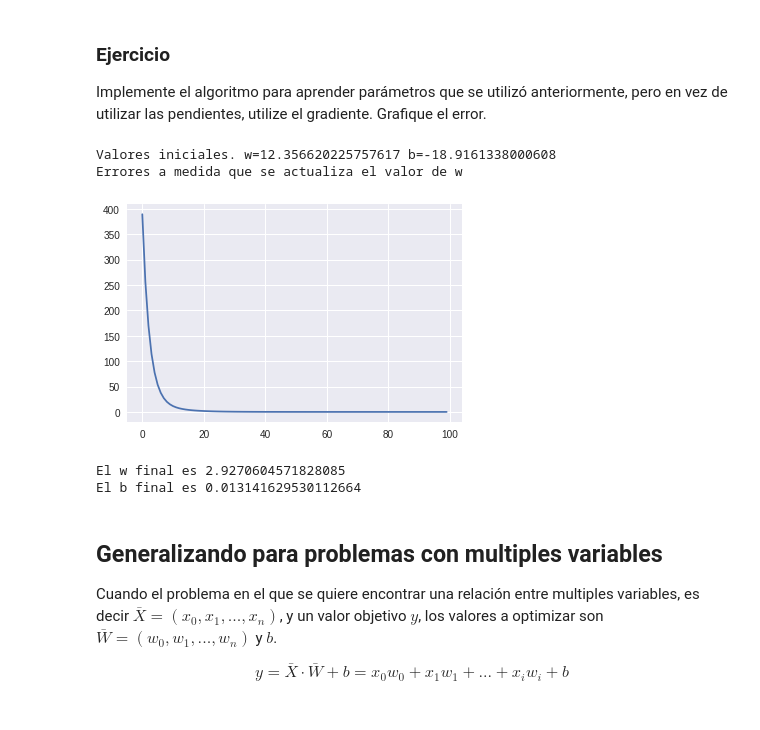
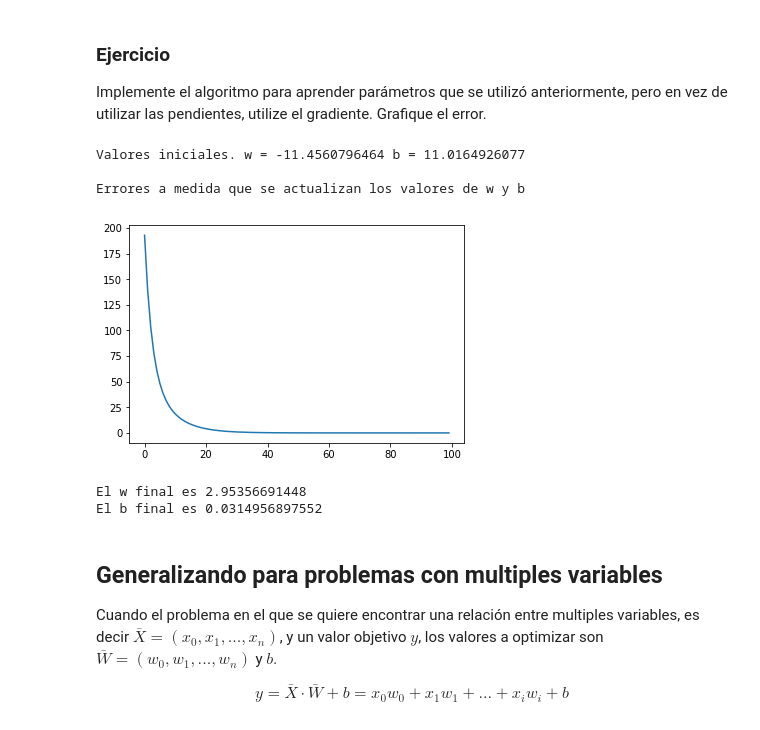
Before and after one commit to nLaugas/MachineLearning, a Jupyter notebook: RegresionLineal.ipynb, the cells around one changed output. Drawn from its saved outputs; the diff is of its cells as text; code cells hidden in the pictures.

Commit message:
Gradient descent

```diff
--- a/RegresionLineal.ipynb
+++ b/RegresionLineal.ipynb
@@ -117,10 +214,10 @@ Por simplicadas, a continuación vamos a suponer que se conoce $b=0$ resultando
 def exp_error(y, x, ws):
     def single_error(w):
         return mse(y, lineal(x, w, 0))
-    _s = np.vectorize(single_error)
+    _s = np.vectorize(single_error)        #arreglo de funciones de error
     return _s(ws)
 
-ws = np.linspace(1, 5, 51)
+ws = np.linspace(1, 5, 50)
 plt.plot(ws, exp_error(y, x, ws))
 plt.show()
 # %% [output]
@@ -246,20 +369,21 @@ $$\frac{dMSE(y,h(x,w,b))}{dw}=\frac{dMSE(Y,h(x,w,b))}{d(h(x,w,b))}.\frac{(h(x,w,
 Implemente la función gradiente considerando las derivadas de $\frac{dMSE(y,h(x,w,b))}{dw}$ y $\frac{dMSE(y,h(x,w,b))}{db}$, ejecute la función `gradient_check()` para verificar su implementación:
 # %%
 from random import uniform
+def gradiente(y_true, x, w, b):
+    gradiente_w = np.average((y_true - (x*w+b))* -2 * x)
+    gradiente_b = np.average((y_true - (x*w+b))* -2 * 1)
+    return gradiente_b, gradiente_w
 
-def gradiente(y_true, x, w, b):
-    #pw = (mse(y_true, lineal(x, w + delta, b))-mse(y_true, lineal(x, w, b))) / delta
-    gw = np.average((y_true-(x*w+b)) * x) * -2 #Implemente aqui el gradiente w
-    gb = np.average(y_true-(x*w+b)) * -2  #Implemente aqui el gradiente b
-    return gw, gb
 
-def gradient_check(x, y_true, ciclos=1, delta=1e-6, error=1e-5):
+def gradient_check(x, y_true, ciclos=100, delta=1e-6, error=1e-5):
     ok = True
     for i in range(ciclos):
-        w = uniform(-50, 50) #genera un flotante aleatorio
-        b = uniform(-50, 50) #genera un flotante aleatorio
-        pw, pb = pendiente(y_true, x, w, b, delta)
-        gw, gb = gradiente(y_true, x, w, b)
+        w = uniform(-50, 50)                                #genera un flotante aleatorio
+        b = uniform(-50, 50)
+        pb, pw = pendiente(y_true, x, w, b)
+        gb, gw = gradiente(y_true, x, w, b)
+        print(' pb = {}, pw = {}, gb = {}, gw = {}  '.format(pb,pw,gb,gw))
+
         if abs(pw - gw) > error or abs(pb - gb) > error:
             print('Error para w={}, b={}. pw={}, pb={}, gw={},gb={}'.format(w, b, pw, pb, gw, gb))
             print(pw-gw)
@@ -267,6 +391,5 @@ def gradient_check(x, y_true, ciclos=1, delta=1e-6, error=1e-5):
             ok = False
     if ok:
         print('No hubo errores en la prueba')
-
 gradient_check(x, y)
 # %% [output]
@@ -275,30 +414,29 @@ No hubo errores en la prueba
 ### Ejercicio
 Implemente el algoritmo para aprender parámetros que se utilizó anteriormente, pero en vez de utilizar las pendientes, utilize el gradiente. Grafique el error.
 # %%
-w = uniform(-50, 50) #genera un flotante aleatorio
-b = uniform(-50, 50) #genera un flotante aleatorio
-print('Valores iniciales. w={} b={}'.format(w, b))
+w = uniform(-50, 50)
+b = uniform(-50, 50)
+print('Valores iniciales. w = {} b = {}'.format(w, b))
 ciclos = 100
 lr = 0.1
-#Incluya su código para entrenar la regresión lineal
 errors = []
 for i in range(ciclos):
-    pw, pb = gradiente(y, x, w, b)
+    pb, pw = gradiente(y, x, w, b)
     errors.append(mse(y, lineal(x, w, b)))
     w = w - lr * pw
     b = b - lr * pb
-    #Actualicé el valor de b
-print('Errores a medida que se actualiza el valor de w')
+print('\nErrores a medida que se actualizan los valores de w y b')
 plt.plot(errors)
 plt.show()
 print('El w final es {}'.format(w))
 print('El b final es {}'.format(b))
 # %% [output]
-Valores iniciales. w=12.356620225757617 b=-18.9161338000608
-Errores a medida que se actualiza el valor de w
+Valores iniciales. w = -11.4560796464 b = 11.0164926077
+
+Errores a medida que se actualizan los valores de w y b
-[figure, old version]
+[figure, new version]
-El w final es 2.9270604571828085
-El b final es 0.013141629530112664
+El w final es 2.95356691448
+El b final es 0.0314956897552
 # %% [markdown]
 ## Generalizando para problemas con multiples variables
 Cuando el problema en el que se quiere encontrar una relación entre multiples variables, es decir $\bar{X}=(x_0, x_1, ..., x_n)$, y un valor objetivo $y$, los valores a optimizar son $\bar{W}=(w_0, w_1, ..., w_n)$ y $b$.
```
Also changed, not shown: parts of 14 cells of this notebook.
